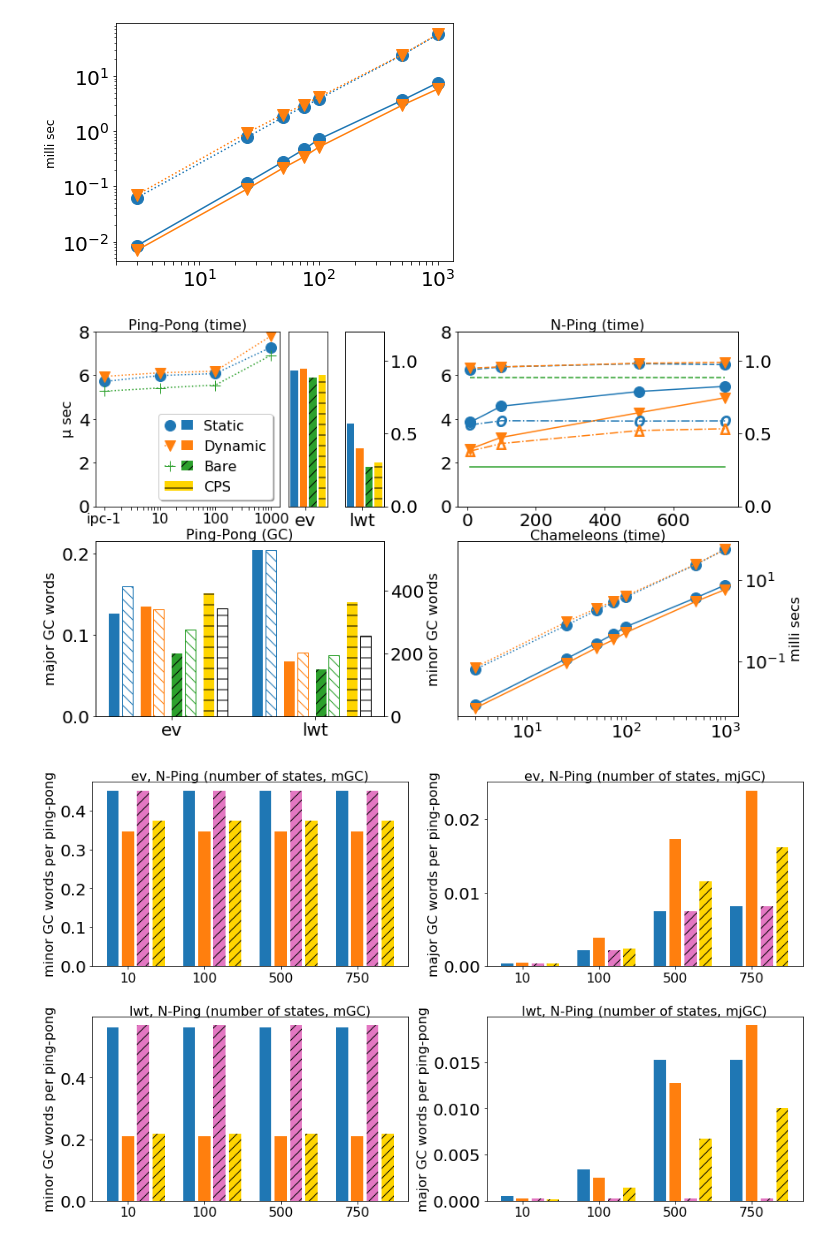
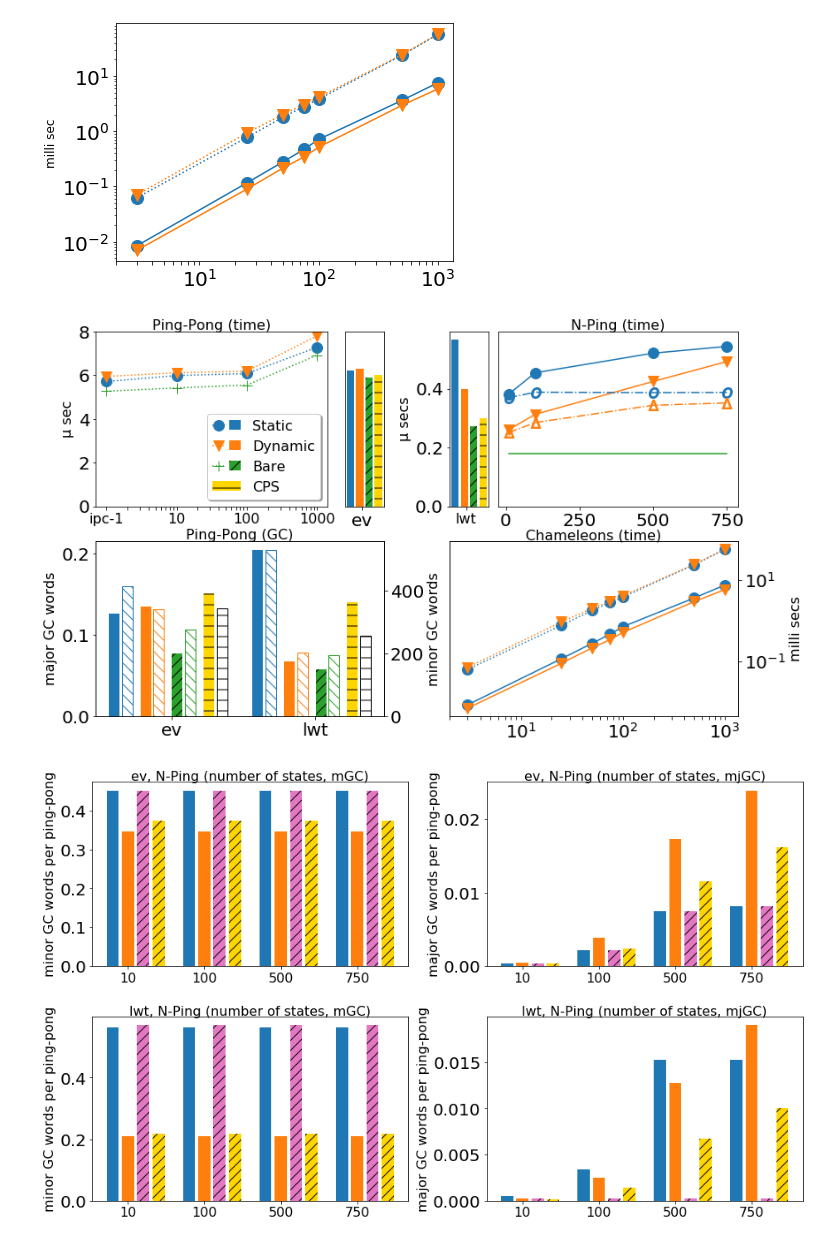
Before and after one commit to keigoi/ocaml-mpst, a Jupyter notebook: benchmark/graphs/Graphs.ipynb, the cells around one changed output. Drawn from its saved outputs; the diff is of its cells as text; code cells hidden in the pictures.

```diff
--- a/benchmark/graphs/Graphs.ipynb
+++ b/benchmark/graphs/Graphs.ipynb
@@ -307,20 +308,23 @@ def show_nping_time(ax):
     k = 'time_per_run_nanos'
     x = [10,100,500,750]
     xlabs = [str(xi) for xi in x]
-    bare_ = [mkdata(bare,'ev_bare') for _ in x]
-    cps_ = [mkdata(bare,'ev_bare_cps') for _ in x]
-    ax.plot(x, mkdataIdx(nping,'ev_static',xlabs,k), color=sta_color, marker=sta_marker, markersize=12, **ev_conf)
-    ax.plot(x, mkdataIdx(nping,'ev_dynamic',xlabs,k), color=dyn_color, marker=dyn_marker, markersize=12, **ev_conf)
-    #ax.plot(x, mkdataIdx(nping,'ev_static_untyped',xlabs,k), color=sta_uni_col, marker=marker3, markersize=12, label='Static(Uni)')
-    #ax.plot(x, mkdataIdx(nping,'ev_dynamic_untyped',xlabs,k), color=dyn_uni_col, marker=marker4, markersize=12, label='Dynamic(Uni)')
-#    ax.plot(x, bare_, color=bare_color, marker=marker3, markersize=12)
-#    ax.plot(x, cps_, color=cps_color, marker=marker4, markersize=12)
-    ax.plot(x, bare_, color=bare_color, **ev_conf)
+    def ev():
+        bare_ = [mkdata(bare,'ev_bare') for _ in x]
+        cps_ = [mkdata(bare,'ev_bare_cps') for _ in x]
+        ax.plot(x, mkdataIdx(nping,'ev_static',xlabs,k), color=sta_color, marker=sta_marker, markersize=12, **ev_conf)
+        ax.plot(x, mkdataIdx(nping,'ev_dynamic',xlabs,k), color=dyn_color, marker=dyn_marker, markersize=12, **ev_conf)
+        #ax.plot(x, mkdataIdx(nping,'ev_static_untyped',xlabs,k), color=sta_uni_col, marker=marker3, markersize=12, label='Static(Uni)')
+        #ax.plot(x, mkdataIdx(nping,'ev_dynamic_untyped',xlabs,k), color=dyn_uni_col, marker=marker4, markersize=12, label='Dynamic(Uni)')
+    #    ax.plot(x, bare_, color=bare_color, marker=marker3, markersize=12)
+    #    ax.plot(x, cps_, color=cps_color, marker=marker4, markersize=12)
+        ax.plot(x, bare_, color=bare_color, **ev_conf)
+    # ev()
 
     def lwt():
         bare_ = [mkdata(bare,'lwt_bare') for _ in x]
         cps_ = [mkdata(bare,'lwt_bare_cps') for _ in x]
-        ax2 = ax.twinx()
+        #ax2 = ax.twinx()
+        ax2 = ax
         ax2.plot(x, mkdataIdx(nping,'lwt_static',xlabs,k), color=sta_color, marker=sta_marker, markersize=12, **lwt_conf)
         ax2.plot(x, mkdataIdx(nping,'lwt_dynamic',xlabs,k), color=dyn_color, marker=dyn_marker, markersize=12, **lwt_conf)
         ax2.plot(x, mkdataIdx(nping,'lwt_static_untyped',xlabs,k), color=sta_uni_col, marker=marker1, markersize=12, linestyle='-.')
@@ -329,13 +333,14 @@ def show_nping_time(ax):
 #        ax2.plot(x, cps_, color=cps_color, marker=marker4, markersize=12, linestyle='dashed')
         ax2.plot(x, bare_, color=bare_color, **lwt_conf)
 
-        ax2.set_ylim(ymin=0, ymax = 1.2)
+        ax2.set_ylabel('μ sec', fontsize=16)
+        ax2.set_ylim(ymin=0, ymax = 0.9)
     lwt()
 
 def show_nping_time_do():
     fig, axes = plt.subplots(ncols=1, nrows=1, squeeze = False)
     show_nping_time(axes[0][0])
-    axes[0][0].set_ylim(ymin=0, ymax = 7)
+    #axes[0][0].set_ylim(ymin=0, ymax = 7)
     plt.tight_layout()
     plt.show()
 
@@ -394,40 +399,45 @@ fig.set_figheight(8)
 fig.set_figwidth(13)
 
 gs = plt.GridSpec(2, 80, figure=fig)
-ax = fig.add_subplot(gs[0,0:23])
+ax = fig.add_subplot(gs[0,0:29])
 ax.set_ylabel('μ sec', fontsize=16)
-ax2 = fig.add_subplot(gs[0,24:29])
-ax3 = fig.add_subplot(gs[0,31:36])
+def __():
+    ax2 = fig.add_subplot(gs[0,24:29])
+    ax3 = fig.add_subplot(gs[0,31:36])
+ax2 = fig.add_subplot(gs[0,31:36])
+ax3 = fig.add_subplot(gs[0,44:49])
 
 show_pingpong(ax,ax2,ax3)
 
 ax.set_title('Ping-Pong (time)', **title_params)
+ax3.set_ylabel('µ secs', fontsize=16)
 
-ax4 = fig.add_subplot(gs[0,45:80])
+ax4 = fig.add_subplot(gs[0,50:80])
 show_nping_time(ax4)
 ax4.set_title('N-Ping (time)', **title_params)
+ax4.yaxis.set_visible(False)
 
 ax.set_ylim(ymin=0, ymax=8)
 ax2.set_ylim(ymin=0, ymax=8)
-ax4.set_ylim(ymin=0, ymax=8)
+# ax4.set_ylim(ymin=0, ymax=8)
 
 
 ax5 = fig.add_subplot(gs[1,0:36])
 show_mem(ax5)
 ax5.set_title('Ping-Pong (GC)', **title_params)
 
-ax6 = fig.add_subplot(gs[1,45:80])
+ax6 = fig.add_subplot(gs[1,44:80])
 ax6tw = ax6.twinx()
 show_chameleons(ax6tw)
 ax6.yaxis.set_visible(False)
 ax6tw.set_ylabel('milli secs', fontsize=16)
 ax6.set_title('Chameleons (time)', **title_params)
 
 plt.tight_layout()
 plt.savefig('main_graph.pdf', format='pdf', pad_inches=0)
 plt.show()
 # %% [output]
-[figure, old version]
+[figure, new version]
 # %%
 def show_chameleons_ipc():
     ipc_dyn = [
```
Also changed, not shown: parts of 2 cells of this notebook, 1 other file.
